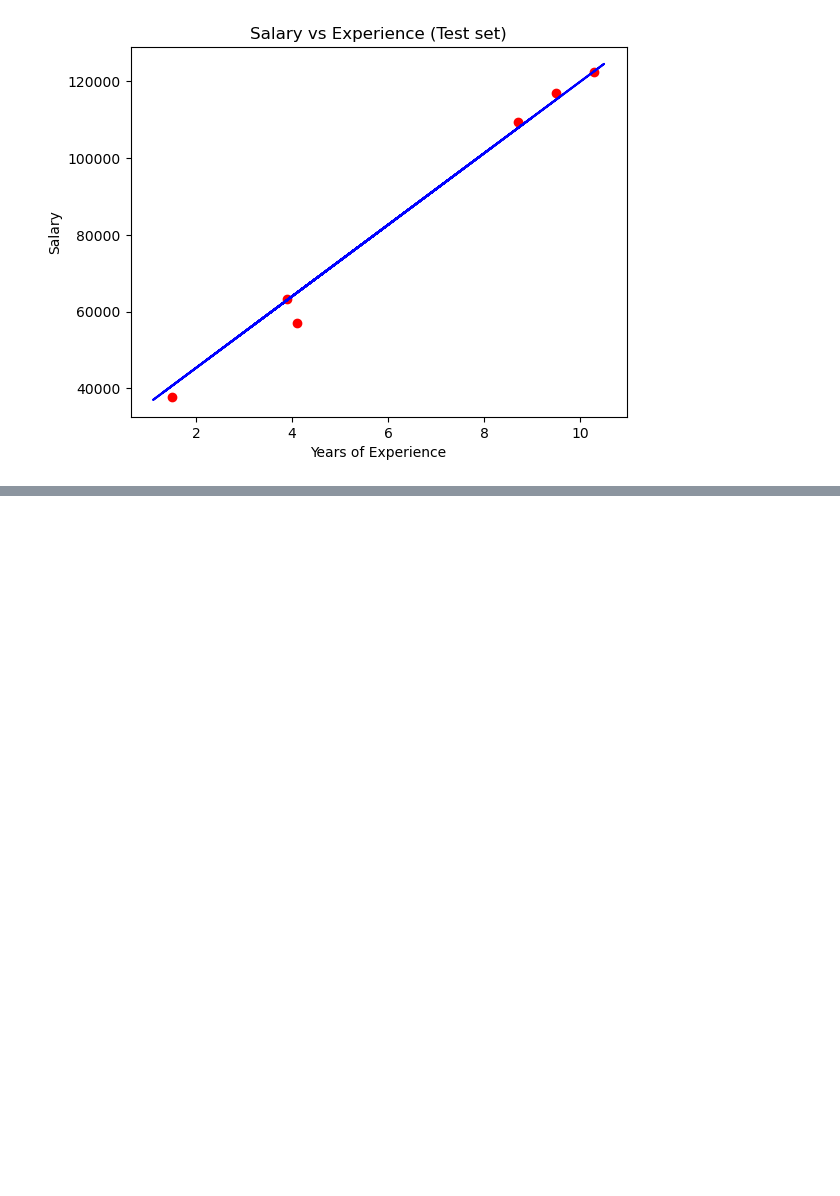
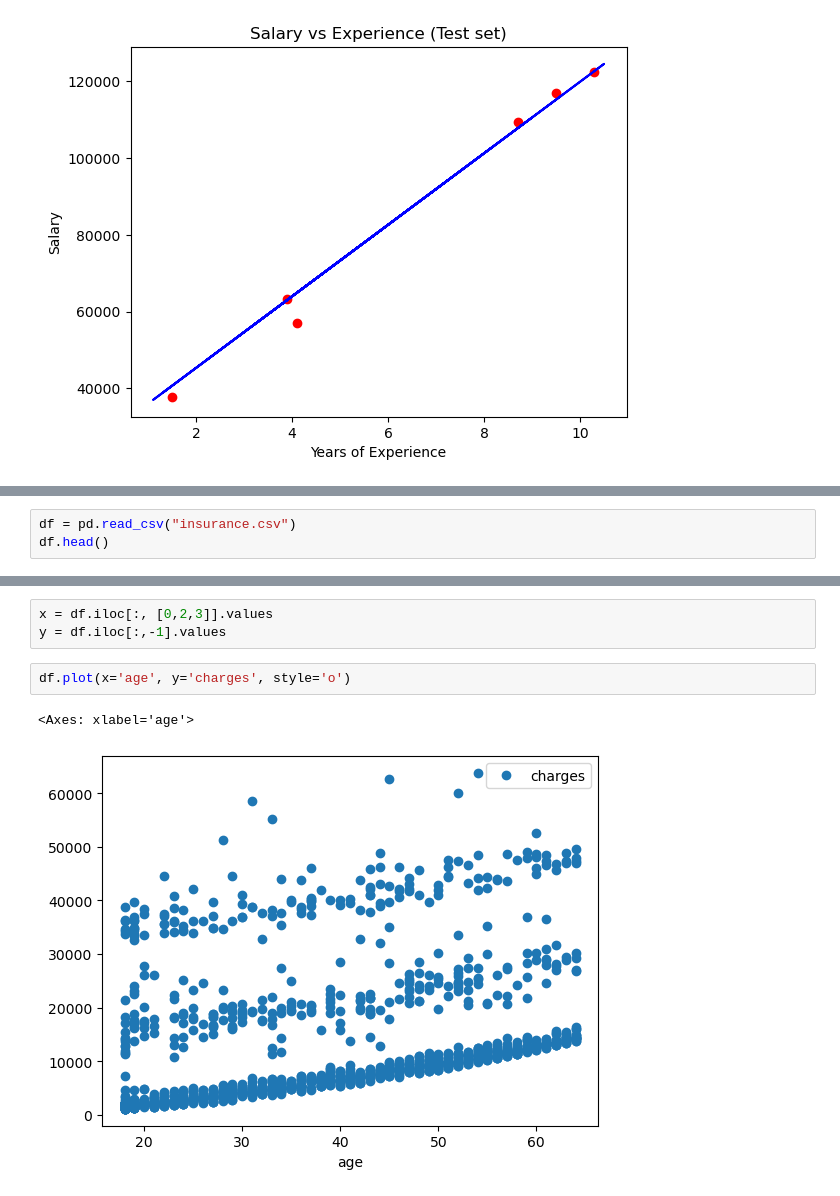
Before and after one commit to amankr1279/Data-Science-and-ML, a Jupyter notebook: Day 3/Regression_classifier.ipynb, the cells around one changed output, grey strips where cells are left out. Saved outputs shown, nothing was run; the diff lists cells and outputs as text; blank space fills up the shorter version.

```diff
--- a/Day 3/Regression_classifier.ipynb
+++ b/Day 3/Regression_classifier.ipynb
@@ -83,3 +89,6 @@ plt.show()
 - Hyber Loss
 - Log Cosh Loss
 - Quantile Loss
+# %%
+df = pd.read_csv("insurance.csv")
+df.head()
@@ -85,0 +102,8 @@ plt.show()
+# %%
+x = df.iloc[:, [0,2,3]].values
+y = df.iloc[:,-1].values
+# %%
+df.plot(x='age', y='charges', style='o')
+# %% [output]
+<Axes: xlabel='age'>
+[figure, added]
```
Also changed, not shown: parts of 10 cells of this notebook, 1 other file.
